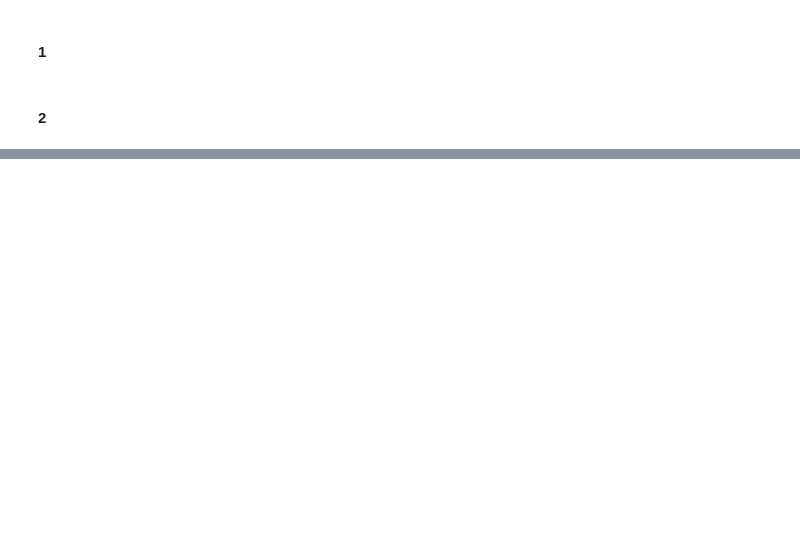
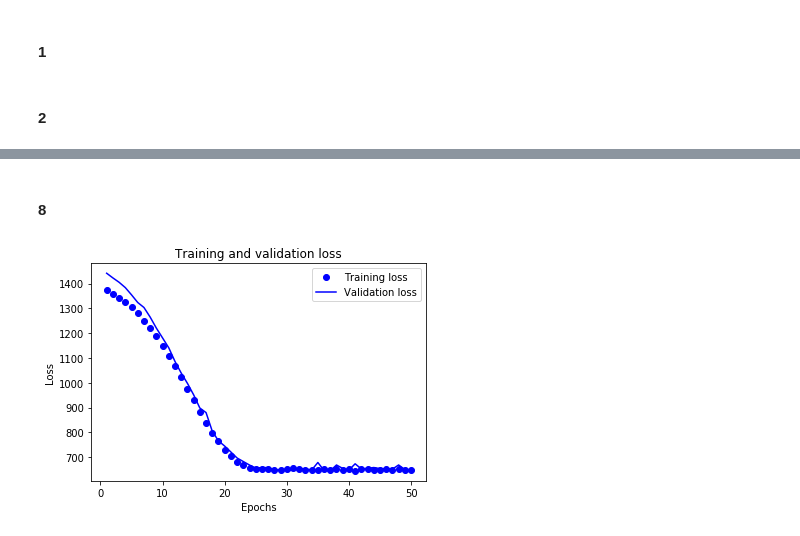
Before and after one commit to whyboris/ml-with-python-and-keras, a Jupyter notebook: notebooks/simplest.ipynb, the cells around one changed output, grey strips where cells are left out. Drawn from its saved outputs; the diff is of its cells as text; code cells hidden in the pictures; blank space fills up the shorter version.

```diff
--- a/notebooks/simplest.ipynb
+++ b/notebooks/simplest.ipynb
@@ -77,0 +127,27 @@ y_val
+# %%
+from ipywidgets import FloatProgress
+from IPython.display import display
+
+f = FloatProgress(min=0, max=total_data_points)
+display(f)
+
+# custom callback - not required, just looks nice
+from keras import callbacks
+
+class LossHistory(callbacks.Callback):
+    def on_train_begin(self, logs={}):
+        print('starting')
+
+    def on_epoch_end(self, batch, logs={}):
+        f.value += 1
+
+    def on_train_end(self, logs={}):
+        print('finished')
+# %%
+history = model.fit(x_train,
+                    y_train,
+                    batch_size=100,
+                    epochs=50,
+                    # can disable the next line if desired
+                    callbacks=[LossHistory()],
+                    validation_data=(x_validation, y_validation))
@@ -77,0 +172,18 @@ y_val
+# %% [markdown]
+#### 8
+# %%
+loss = history.history['loss']
+val_loss = history.history['val_loss']
+
+epochs = range(1, len(loss) + 1)
+
+plt.plot(epochs, loss, 'bo', label='Training loss')
+plt.plot(epochs, val_loss, 'b', label='Validation loss')
+plt.title('Training and validation loss')
+plt.xlabel('Epochs')
+plt.ylabel('Loss')
+plt.legend()
+
+plt.show()
+# %% [output]
+[figure, added]
```
Also changed, not shown: parts of 22 cells of this notebook.
